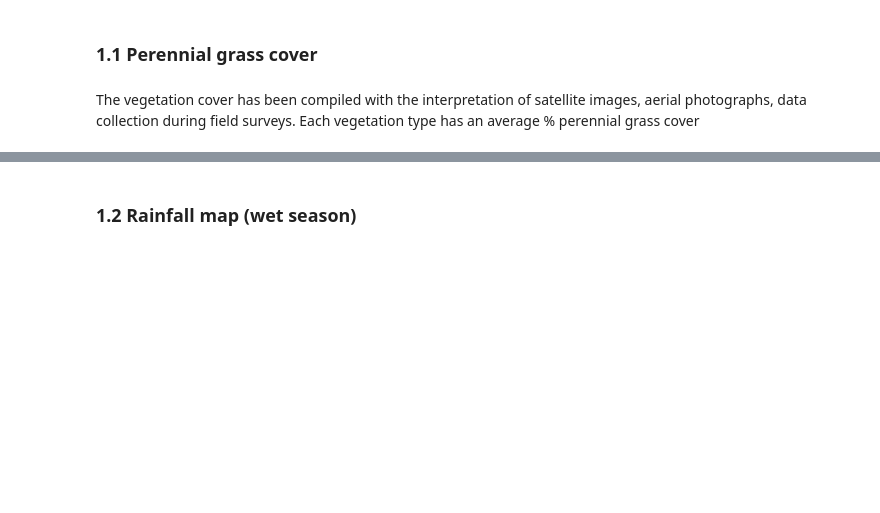
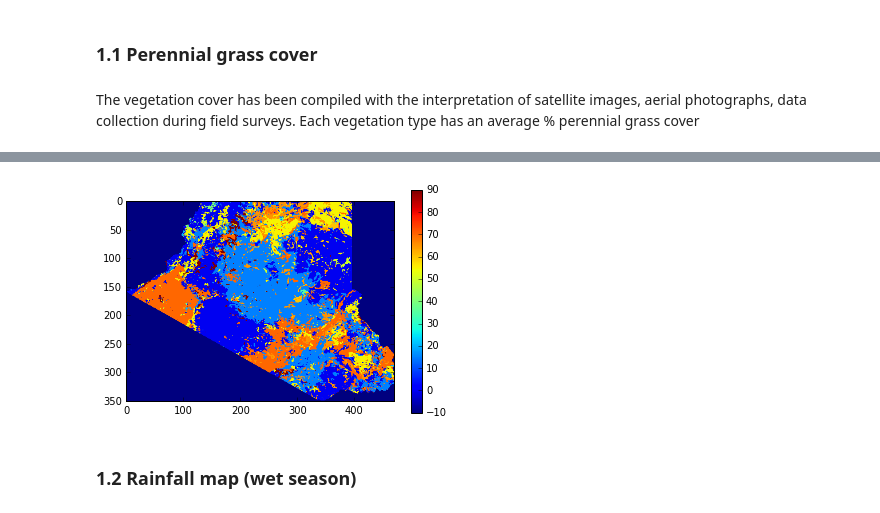
Before and after one commit to piccicla/geopython2016, a Jupyter notebook: geopython.ipynb, the cells around one changed output, grey strips where cells are left out. Cells and saved outputs as stored; diff of their text form; code cells hidden in the pictures; blank space fills up the shorter version.

```diff
--- a/geopython.ipynb
+++ b/geopython.ipynb
@@ -147,28 +161,30 @@ print(reclass)
 # %%
 # we use the dictionary to add values to the 'reclass' column
 
 idx0 = table.columnIndex('DN')
 idx = table.columnIndex('reclass')
 
 rec = table.recordCount()
 
 for i in range(rec):
     if table.record(i)[idx0] in reclass:
         table.setCell("reclass", i, reclass[table.record(i)[idx0]])
     else:
         table.setCell("reclass", i, 0)
 
 #for i in range(rec):
 #    print(table.record(i))
 
 
 #saving the updated ilwis table
 table.store("vegetation.tbt","table", "ilwis3")
 
 
 #use the select operator to extract the perennial grasscover percentage map
 perennial_grasscover = ilwis.Engine.do("selection",rc,'"attributes(reclass)"')
-visualize(perennial_grasscover)
+visualize(perennial_grasscover, minvalue = -10)
+# %% [output]
+[figure, added]
 # %%
 #saving raster coverages is done with .store
 # raster coverages can be saved to different formats (e.g. Geotiff)
```
Also changed, not shown: parts of 26 cells of this notebook.
